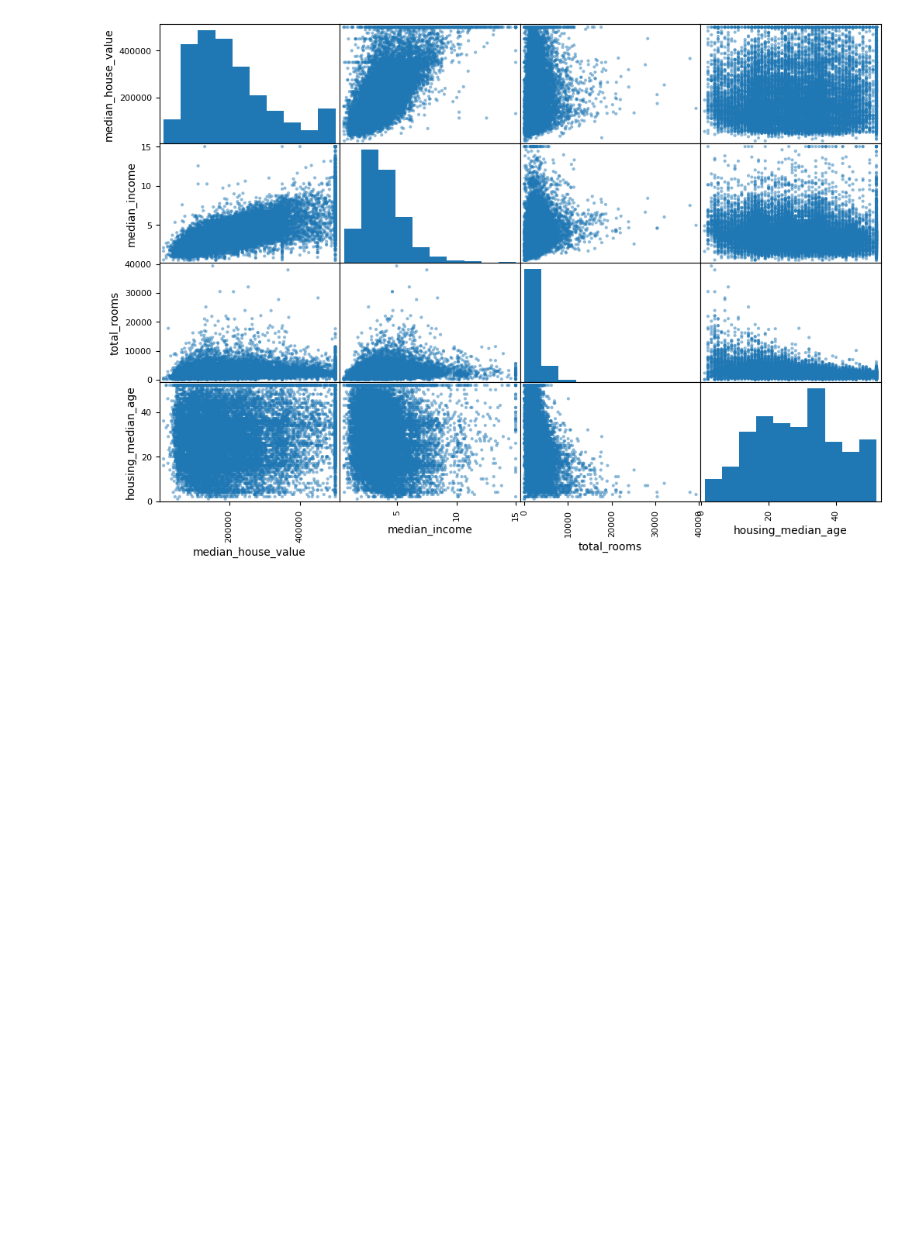
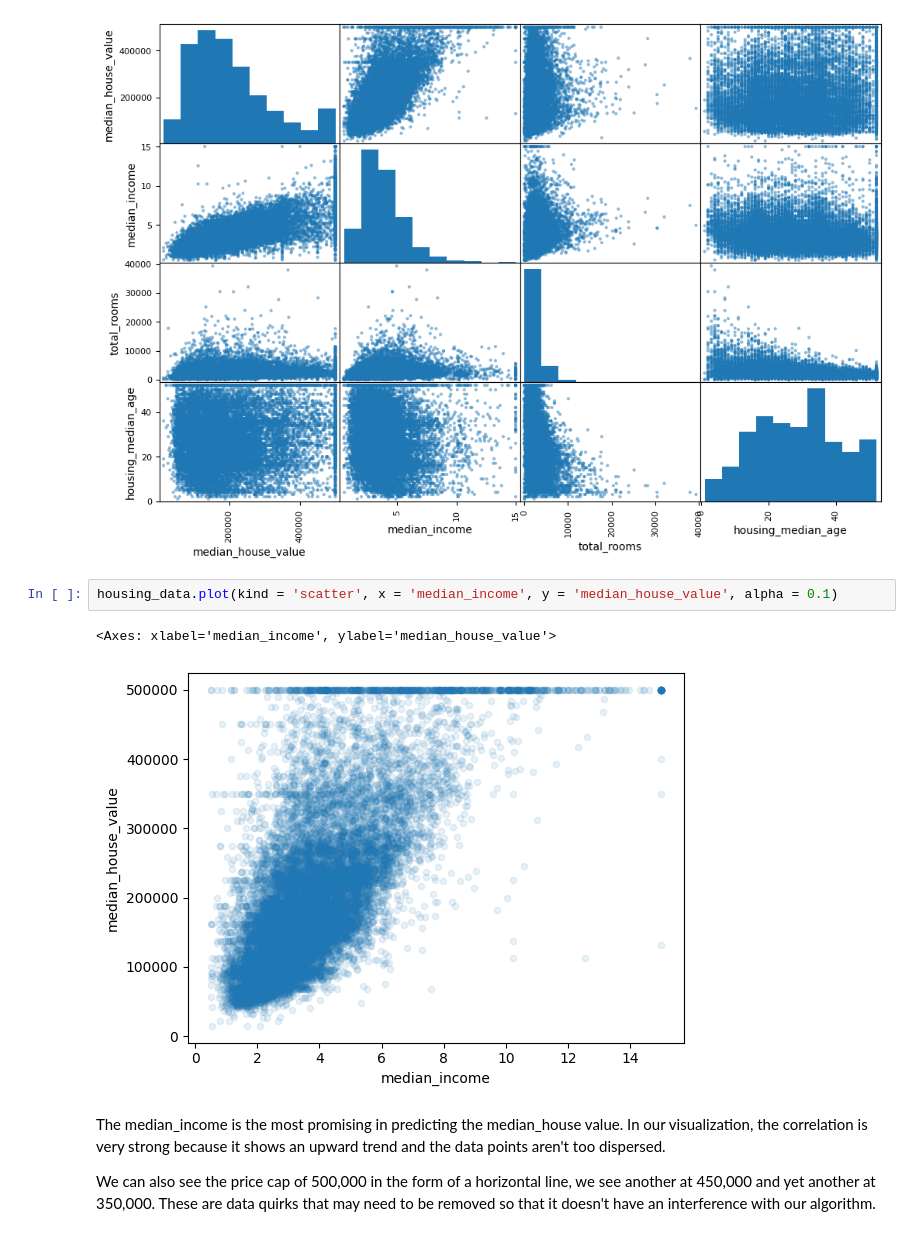
Before and after one commit to KingHikarii/End-To-End-Machine-Learning-Project, a Jupyter notebook: Machine_Learning_Project_1.ipynb, the cells around one changed output. Saved outputs shown, nothing was run; the diff lists cells and outputs as text; blank space fills up the shorter version.

```diff
--- a/Machine_Learning_Project_1.ipynb
+++ b/Machine_Learning_Project_1.ipynb
@@ -318,3 +320,12 @@ array([[<Axes: xlabel='median_house_value', ylabel='median_house_value'>,
         <Axes: xlabel='housing_median_age', ylabel='housing_median_age'>]],
       dtype=object)
 [figure]
+# %%
+housing_data.plot(kind = 'scatter', x = 'median_income', y = 'median_house_value', alpha = 0.1)
+# %% [output]
+<Axes: xlabel='median_income', ylabel='median_house_value'>
+[figure, added]
+# %% [markdown]
+The median_income is the most promising in predicting the median_house value. In our visualization, the correlation is very strong because it shows an upward trend and the data points aren't too dispersed.
+
+We can also see the price cap of 500,000 in the form of a horizontal line, we see another at 450,000 and yet another at 350,000. These are data quirks that may need to be removed so that it doesn't have an interference with our algorithm.
```
Also changed, not shown: parts of 16 cells of this notebook.
